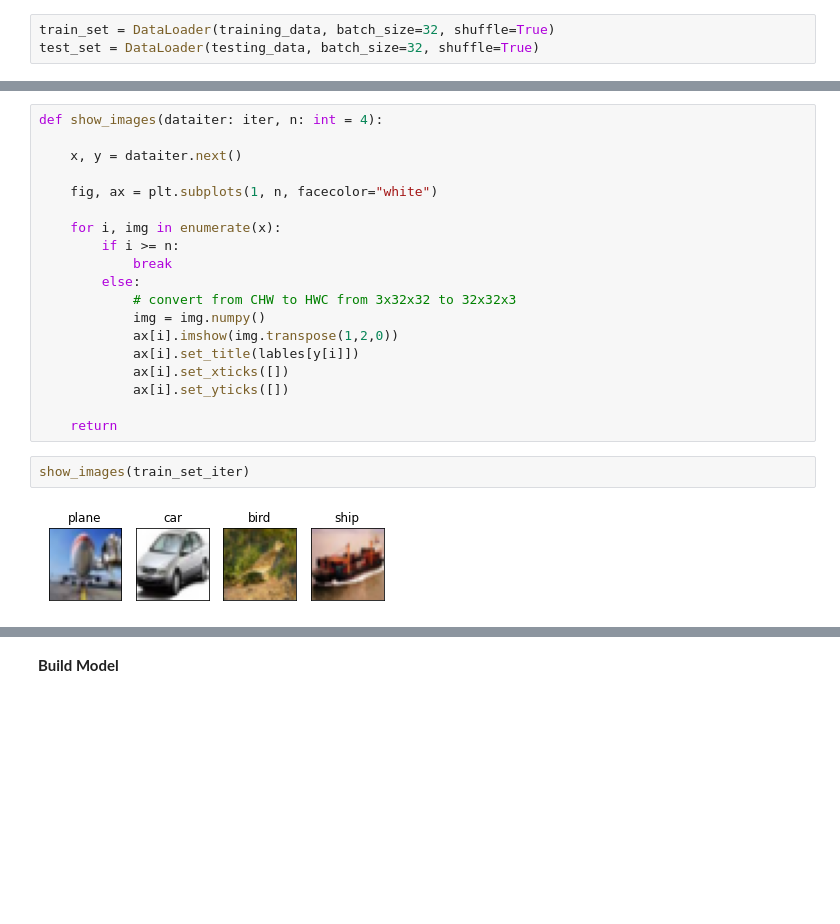
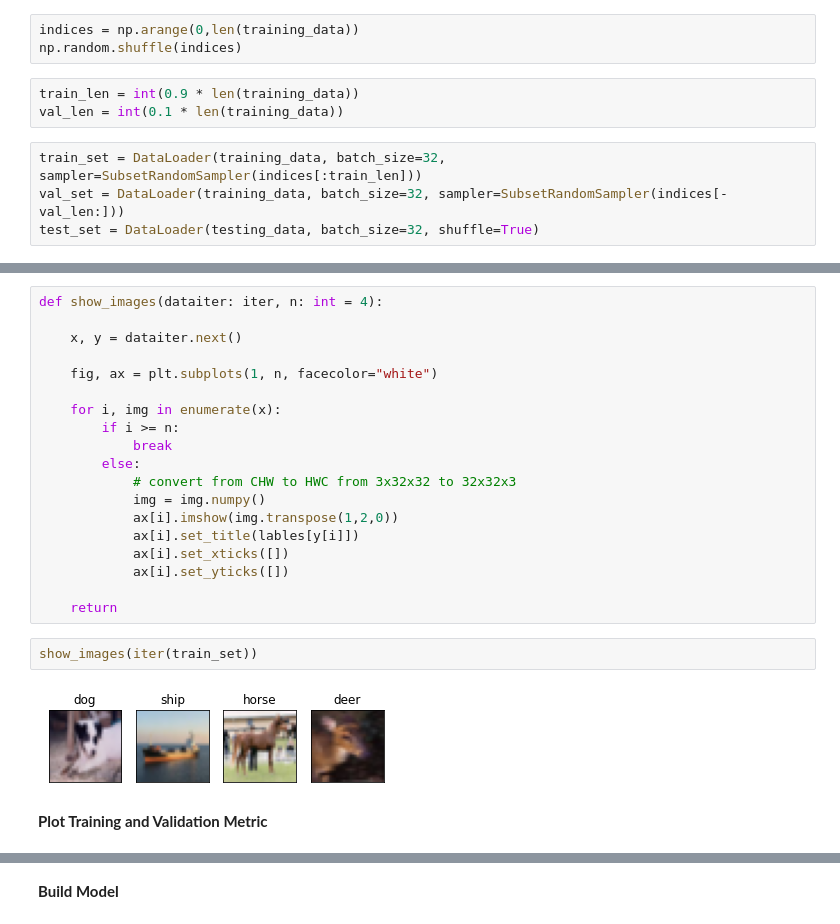
Before and after one commit to ssshukla26/CNN-CIFAR10-PyTorch, a Jupyter notebook: CNN_CIFAR10.ipynb, the cells around one changed output, grey strips where cells are left out. Saved outputs shown, nothing was run; the diff lists cells and outputs as text; blank space fills up the shorter version.

Commit message:
Metric Evaluation Added

```diff
--- a/CNN_CIFAR10.ipynb
+++ b/CNN_CIFAR10.ipynb
@@ -57,7 +56,14 @@ Extracting /content/dataset/CIFAR10/testing/cifar-10-python.tar.gz to /content/d
 # %% [markdown]
 **Load data to iterators**
+# %%
+indices = np.arange(0,len(training_data))
+np.random.shuffle(indices)
+# %%
+train_len = int(0.9 * len(training_data))
+val_len = int(0.1 * len(training_data))
 # %%
-train_set = DataLoader(training_data, batch_size=32, shuffle=True)
+train_set = DataLoader(training_data, batch_size=32, sampler=SubsetRandomSampler(indices[:train_len]))
+val_set = DataLoader(training_data, batch_size=32, sampler=SubsetRandomSampler(indices[-val_len:]))
 test_set = DataLoader(testing_data, batch_size=32, shuffle=True)
 # %% [markdown]
 **Show random four images in the training set**
@@ -83,7 +86,9 @@ def show_images(dataiter: iter, n: int = 4):
             ax[i].set_yticks([])
 
     return
-# %%
-show_images(train_set_iter)
-# %% [output]
-[figure, removed]
+# %%
+show_images(iter(train_set))
+# %% [output]
+[figure, added]
+# %% [markdown]
+**Plot Training and Validation Metric**
```
Also changed, not shown: parts of 14 cells of this notebook.
